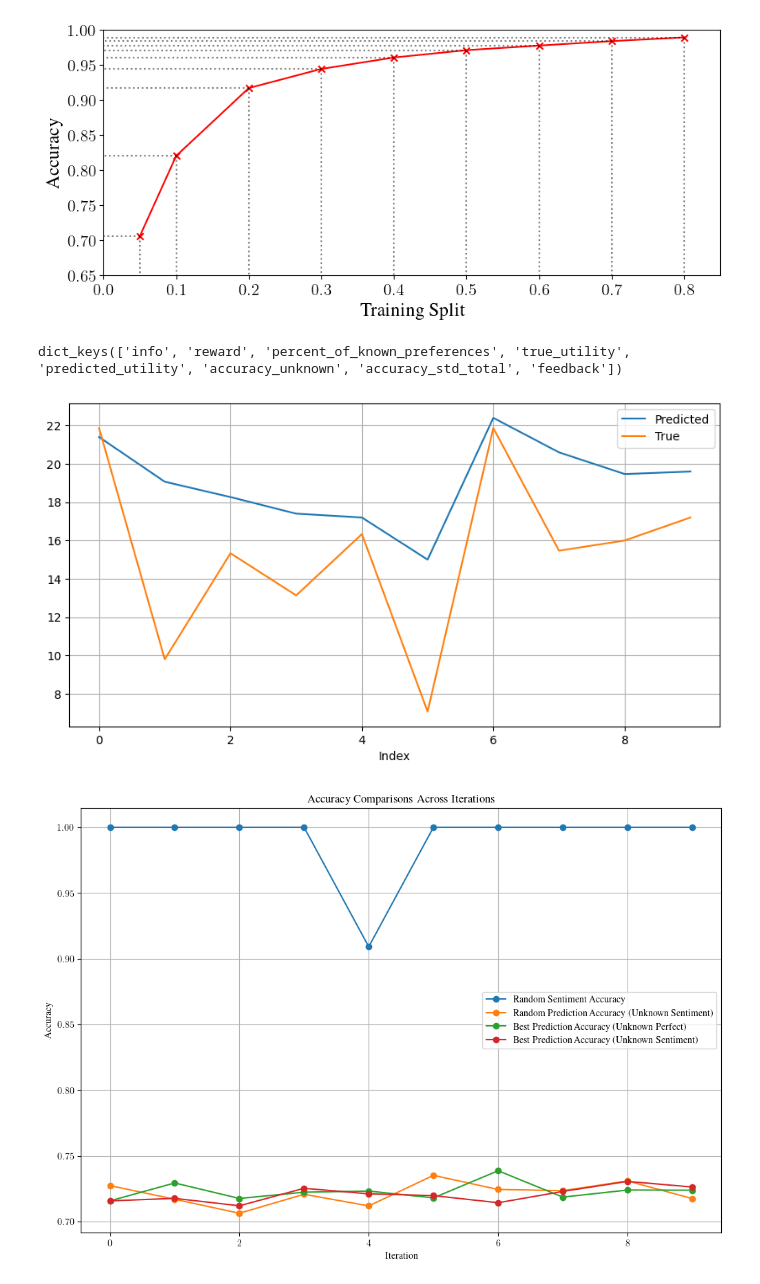
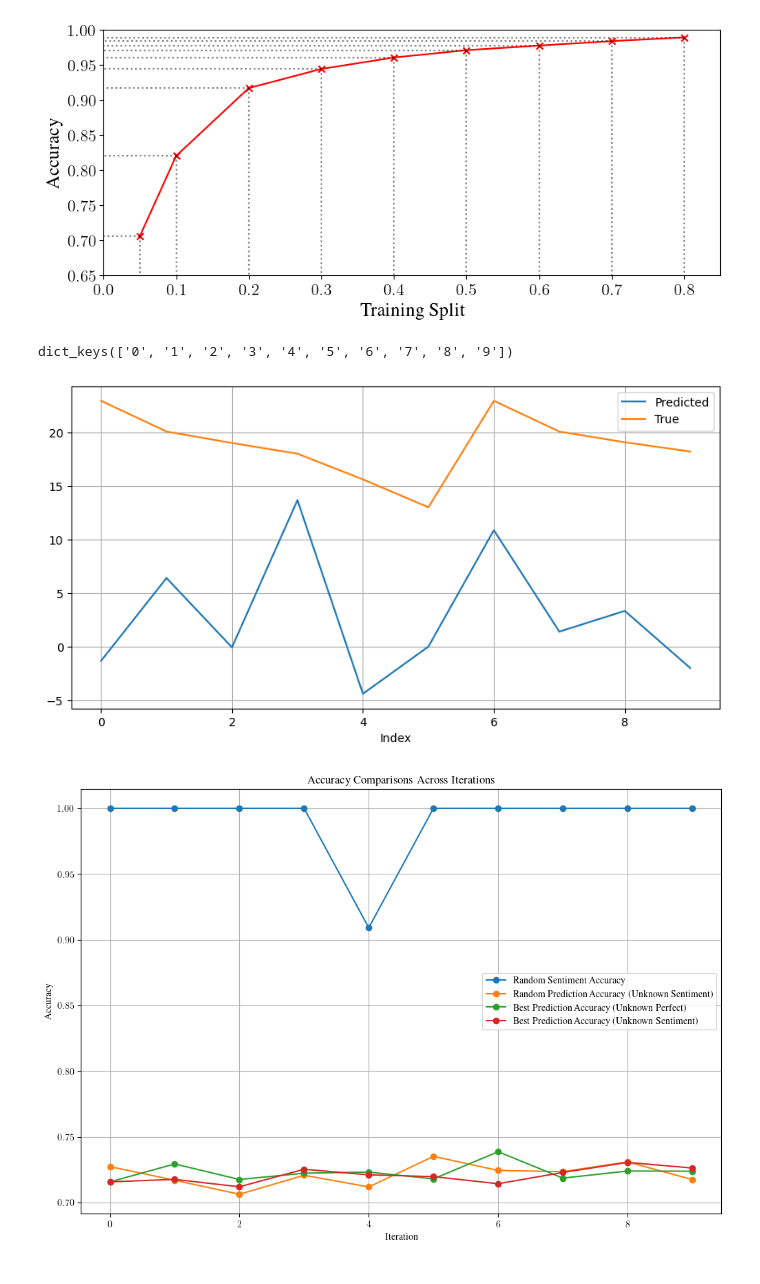
Before and after one commit to Laurie2905-JOHN/Masters_RL, a Jupyter notebook: notebooks/plotting.ipynb, the cells around one changed output. Saved outputs shown, nothing was run; the diff lists cells and outputs as text; code cells hidden in the pictures.

Commit message:
updates to utility

```diff
--- a/notebooks/plotting.ipynb
+++ b/notebooks/plotting.ipynb
@@ -2075,36 +2075,36 @@ import json
 import matplotlib.pyplot as plt
 
 # Define the file path
-file_path = "/home/laurie2905/Masters Thesis/Masters_RL/scripts/preference/report_tests/saved_data/data/run_126/all_results.json"
+file_path = "/home/laurie2905/Masters Thesis/Masters_RL/scripts/preference/report_tests/saved_data/data/run_130/all_results.json"
 # Load the JSON data"
 with open(file_path, 'r') as file:
     data = json.load(file)
-# %%
-data['best']['perfect']['0'].keys()
-# %% [output]
-dict_keys(['info', 'reward', 'percent_of_known_preferences', 'true_utility', 'predicted_utility', 'accuracy_unknown', 'accuracy_std_total', 'feedback'])
+# %%
+data['random']['simple'].keys()
+# %% [output]
+dict_keys(['0', '1', '2', '3', '4', '5', '6', '7', '8', '9'])
 # %%
 import numpy as np
 list1 = []
 list2 = []
 
 for index in range(10):
-    list1.append(np.mean(list(data['best']['perfect'][str(index)]['predicted_utility'].values())))
-    list2.append(np.mean(list(data['best']['perfect'][str(index)]['true_utility'].values())))
+    list1.append(np.mean(list(data['random']['simple'][str(index)]['predicted_utility'].values())))
+    list2.append(np.mean(list(data['best']['simple'][str(index)]['true_utility'].values())))
 
 # Plotting the results
 plt.figure(figsize=(10, 5))
 plt.plot(list1, label='Predicted')
 plt.plot(list2, label='True')
 plt.xlabel('Index')
 plt.legend()
 plt.grid(True)
 plt.show()
 
 # print(data['random']['0'].keys())
 # data['random']['0']['utility_results']
 # %% [output]
-[figure, old version]
+[figure, new version]
 # %%
 import json
 import matplotlib.pyplot as plt
```
Also changed, not shown: 2 other files.
